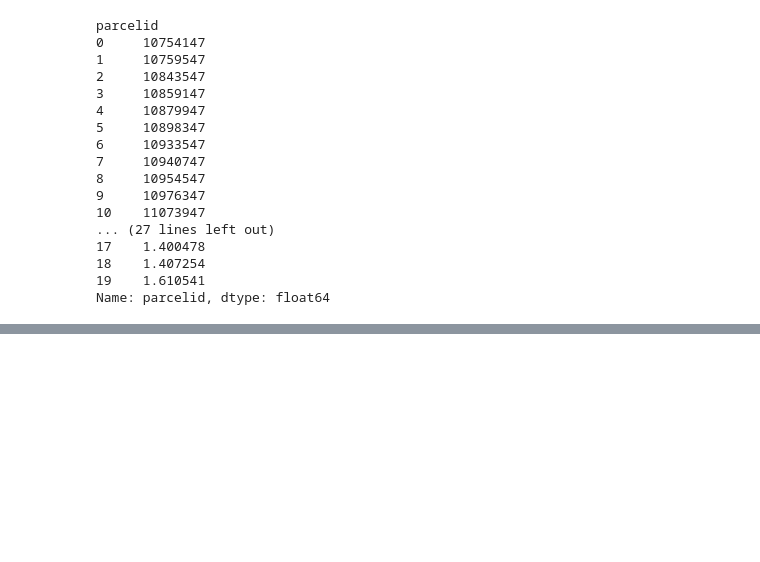
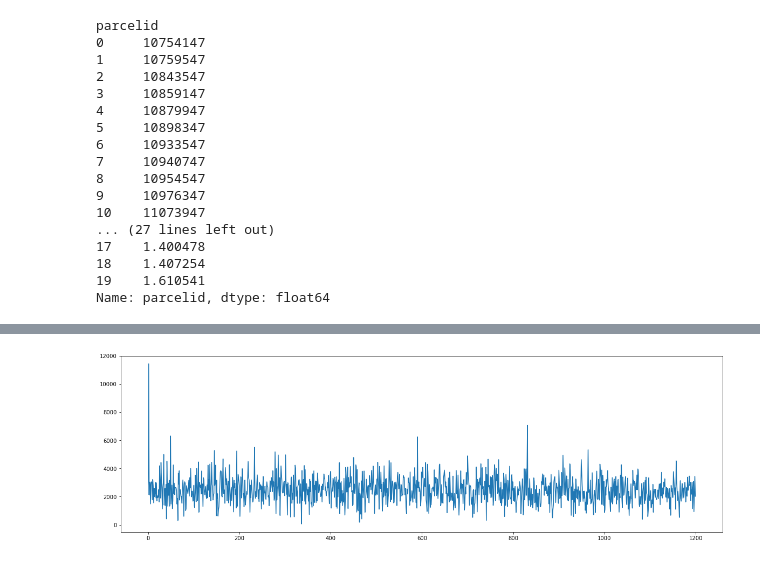
Before and after one commit to xiaol/zillow_prediction, a Jupyter notebook: eda.ipynb, the cells around one changed output, grey strips where cells are left out. Cells and saved outputs as stored; diff of their text form; code cells hidden in the pictures; blank space fills up the shorter version.

```diff
--- a/eda.ipynb
+++ b/eda.ipynb
@@ -73,3 +75,5 @@ parcelid
 18    1.407254
 19    1.610541
 Name: parcelid, dtype: float64
+# %%
+loc_label = pd.read_csv('data/loc_label.csv')
@@ -75,0 +89,8 @@ Name: parcelid, dtype: float64
+# %%
+distribute_loc = loc_label.groupby(['loc_label'])['parcelid'].count()
+# %%
+plt.figure(figsize=(20,6))
+plt.plot(distribute_loc)
+plt.show()
+# %% [output]
+[figure, added]
```
Also changed, not shown: parts of 2 cells of this notebook, 2 other files.
